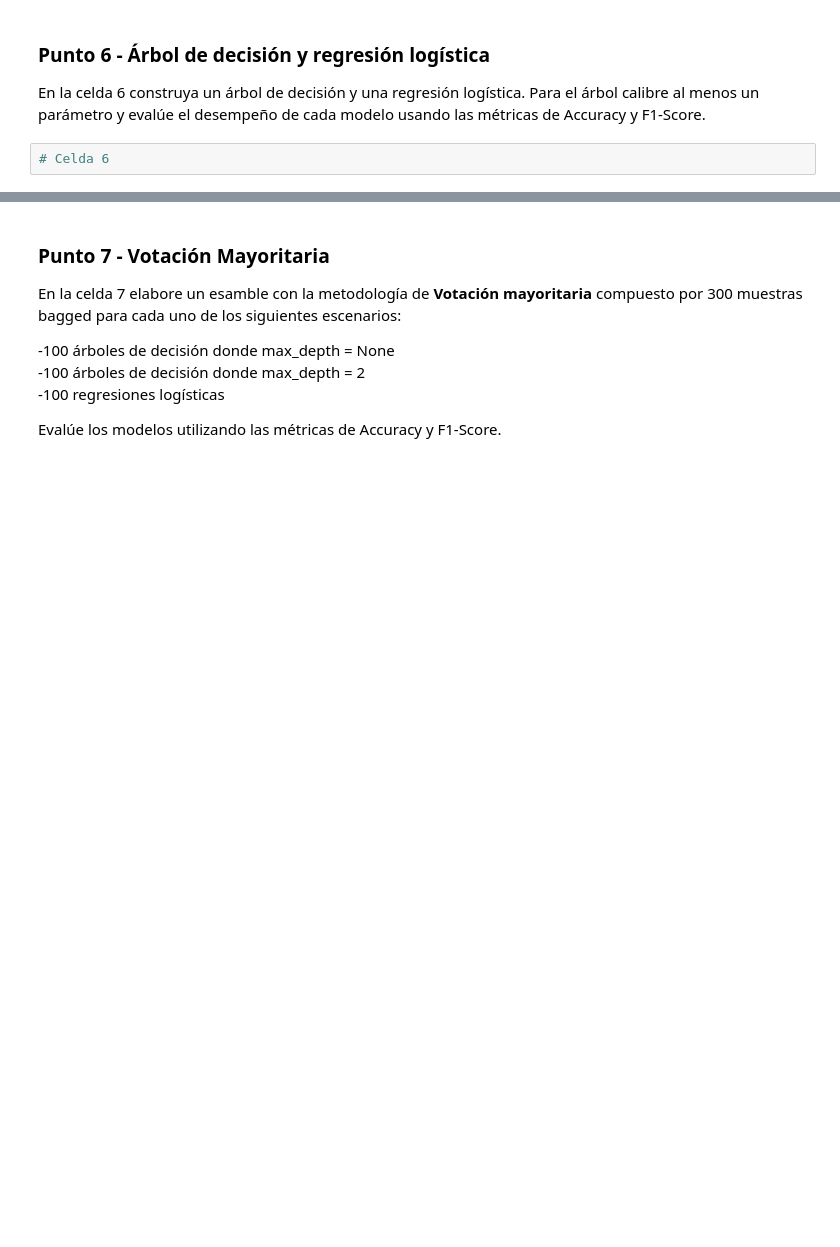
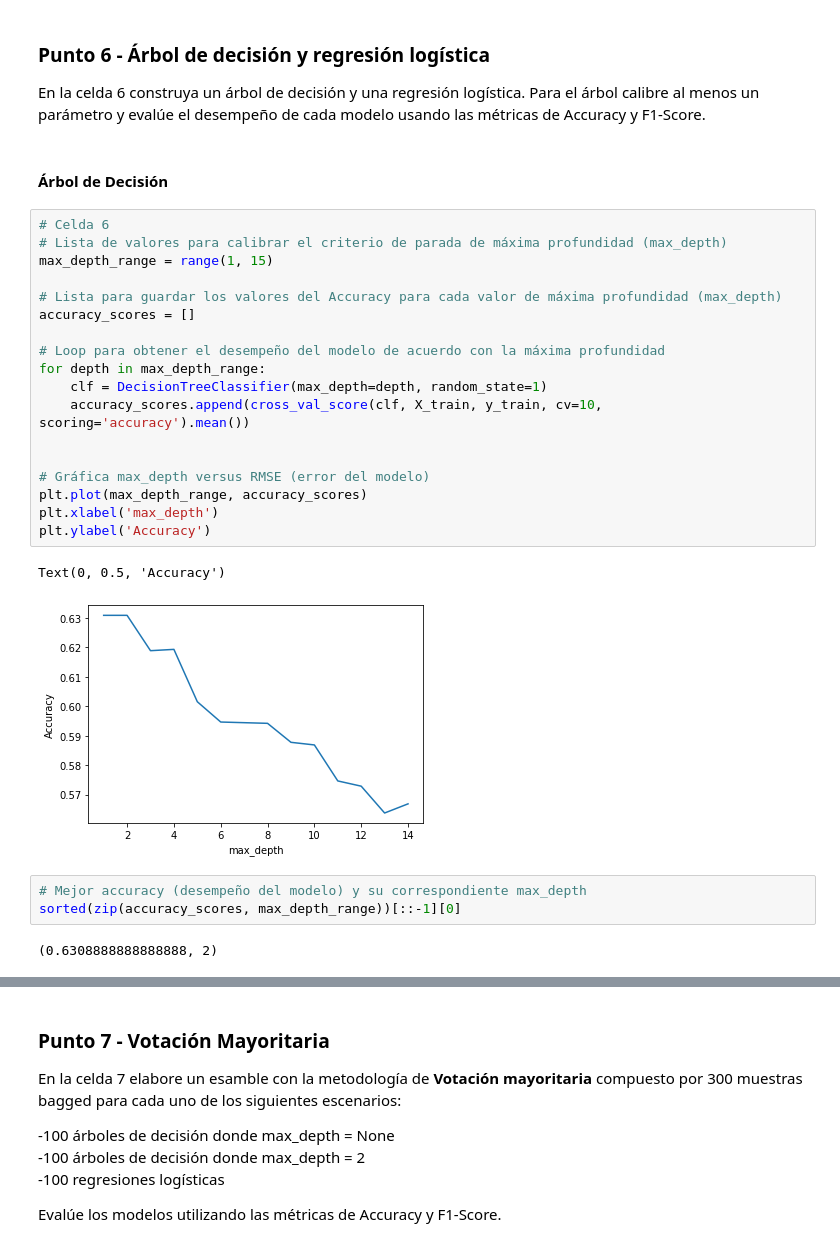
Before and after one commit to alvaropabon/MIAD_ML_and_NLP, a Jupyter notebook: Semana 1/S1TC1_arboles_ensamblajes.ipynb, the cells around one changed output, grey strips where cells are left out. Drawn from its saved outputs; the diff is of its cells as text; blank space fills up the shorter version.

```diff
--- a/Semana 1/S1TC1_arboles_ensamblajes.ipynb
+++ b/Semana 1/S1TC1_arboles_ensamblajes.ipynb
@@ -189,5 +414,31 @@ X_train, X_test, y_train, y_test = train_test_split(X, y, random_state=1)
 # %% [markdown]
 ### Punto 6 - Árbol de decisión y regresión logística
 En la celda 6 construya un árbol de decisión y una regresión logística. Para el árbol calibre al menos un parámetro y evalúe el desempeño de cada modelo usando las métricas de Accuracy y F1-Score.
-# %%
-# Celda 6
+# %% [markdown]
+#### Árbol de Decisión
+# %%
+# Celda 6
+# Lista de valores para calibrar el criterio de parada de máxima profundidad (max_depth)
+max_depth_range = range(1, 15)
+
+# Lista para guardar los valores del Accuracy para cada valor de máxima profundidad (max_depth)
+accuracy_scores = []
+
+# Loop para obtener el desempeño del modelo de acuerdo con la máxima profundidad
+for depth in max_depth_range:
+    clf = DecisionTreeClassifier(max_depth=depth, random_state=1)
+    accuracy_scores.append(cross_val_score(clf, X_train, y_train, cv=10, scoring='accuracy').mean())
+
+
+# Gráfica max_depth versus RMSE (error del modelo)
+plt.plot(max_depth_range, accuracy_scores)
+plt.xlabel('max_depth')
+plt.ylabel('Accuracy')
+# %% [output]
+Text(0, 0.5, 'Accuracy')
+[figure, added]
+# %%
+# Mejor accuracy (desempeño del modelo) y su correspondiente max_depth
+sorted(zip(accuracy_scores, max_depth_range))[::-1][0]
+# %% [output]
+(0.6308888888888888, 2)
```
Also changed, not shown: parts of 39 cells of this notebook, 2 other files.
